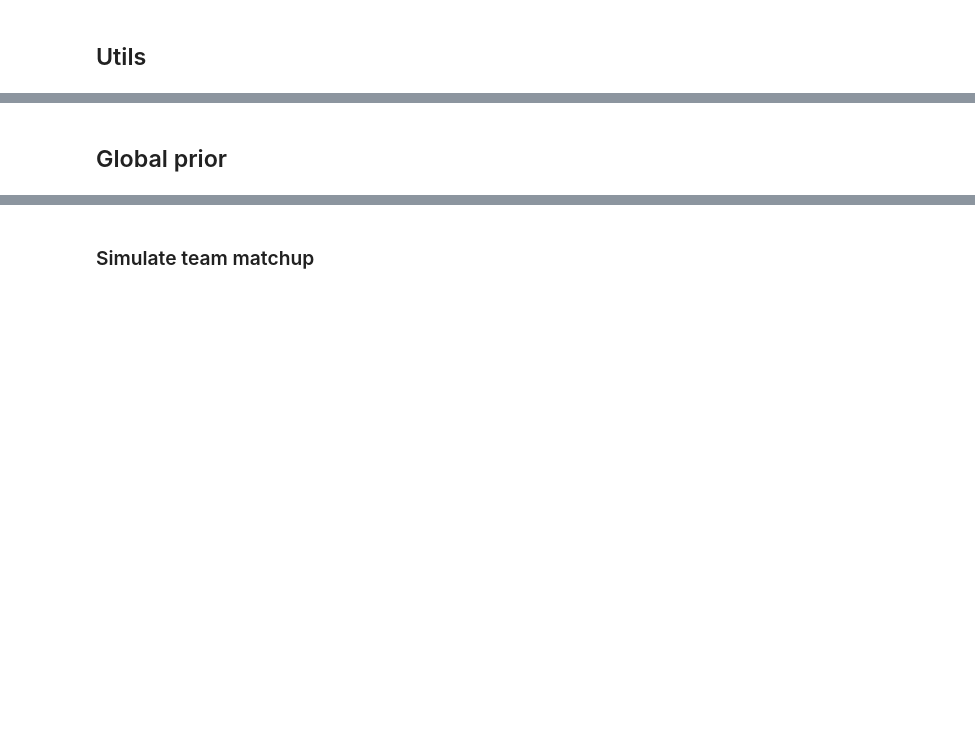
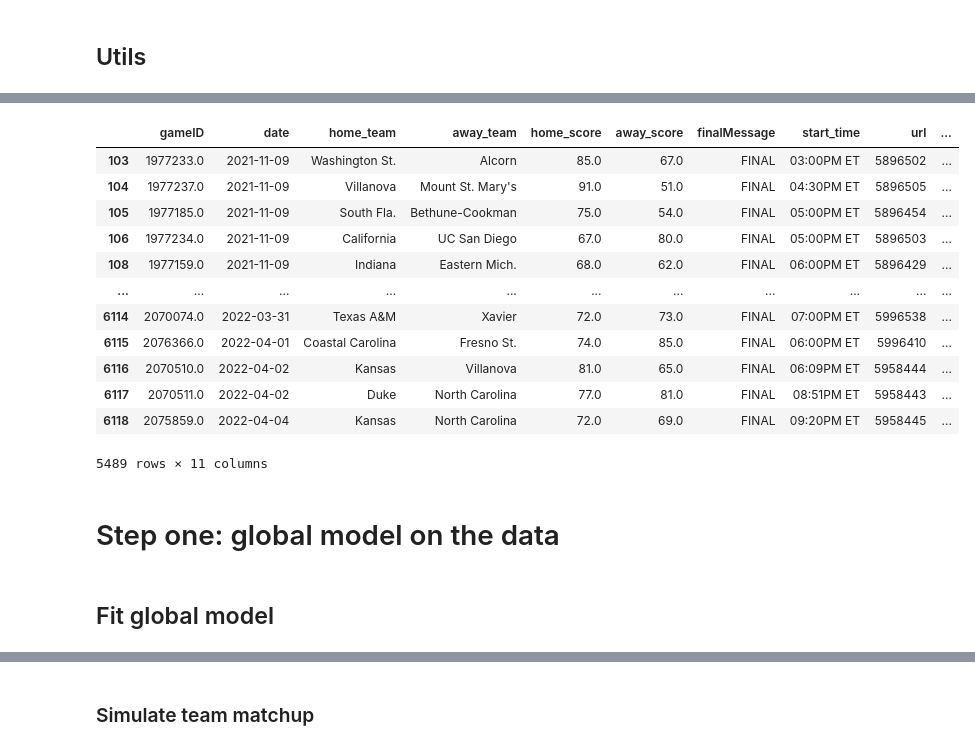
Before and after one commit to arham-habib/PostPick, a Jupyter notebook: research/ncaa/global_model.ipynb, the cells around one changed output, grey strips where cells are left out. Saved outputs shown, nothing was run; the diff lists cells and outputs as text; code cells hidden in the pictures; blank space fills up the shorter version.

Commit message:
updated to model

```diff
--- a/research/ncaa/global_model.ipynb
+++ b/research/ncaa/global_model.ipynb
@@ -93,0 +143,17 @@ def encode_season(df: pd.DataFrame, team_to_id: Dict[str, int]) -> EncodedSeason
+# %%
+df = drop_teams_with_few_games(df, n=10)
+df
+# %% [output]
+|  | gameID | date | home_team | away_team | home_score | away_score | finalMessage | start_time | url | ... |
+| 103 | 1977233.0 | 2021-11-09 | Washington St. | Alcorn | 85.0 | 67.0 | FINAL | 03:00PM ET | 5896502 | ... |
+| 104 | 1977237.0 | 2021-11-09 | Villanova | Mount St. Mary's | 91.0 | 51.0 | FINAL | 04:30PM ET | 5896505 | ... |
+| 105 | 1977185.0 | 2021-11-09 | South Fla. | Bethune-Cookman | 75.0 | 54.0 | FINAL | 05:00PM ET | 5896454 | ... |
+| 106 | 1977234.0 | 2021-11-09 | California | UC San Diego | 67.0 | 80.0 | FINAL | 05:00PM ET | 5896503 | ... |
+| 108 | 1977159.0 | 2021-11-09 | Indiana | Eastern Mich. | 68.0 | 62.0 | FINAL | 06:00PM ET | 5896429 | ... |
+| ... | ... | ... | ... | ... | ... | ... | ... | ... | ... | ... |
+| 6114 | 2070074.0 | 2022-03-31 | Texas A&M | Xavier | 72.0 | 73.0 | FINAL | 07:00PM ET | 5996538 | ... |
+| 6115 | 2076366.0 | 2022-04-01 | Coastal Carolina | Fresno St. | 74.0 | 85.0 | FINAL | 06:00PM ET | 5996410 | ... |
+| 6116 | 2070510.0 | 2022-04-02 | Kansas | Villanova | 81.0 | 65.0 | FINAL | 06:09PM ET | 5958444 | ... |
+| 6117 | 2070511.0 | 2022-04-02 | Duke | North Carolina | 77.0 | 81.0 | FINAL | 08:51PM ET | 5958443 | ... |
+| 6118 | 2075859.0 | 2022-04-04 | Kansas | North Carolina | 72.0 | 69.0 | FINAL | 09:20PM ET | 5958445 | ... |
+5489 rows × 11 columns
@@ -94,3 +164,7 @@ def encode_season(df: pd.DataFrame, team_to_id: Dict[str, int]) -> EncodedSeason
+# %% [markdown]
+# Step one: global model on the data
+# %% [markdown]
+## Fit global model
 # %%
 def hierarchal_model(
     home_idx: jnp.ndarray,
@@ -154,5 +228,3 @@ def fit_hierarchal_model(encoded: EncodedSeason, seed: int = 0, num_chains: int
         n_teams=n_teams,
     )
     return mcmc, mcmc.get_samples()
-# %% [markdown]
-## Global prior
```
Also changed, not shown: parts of 24 cells of this notebook, 1 other file.
